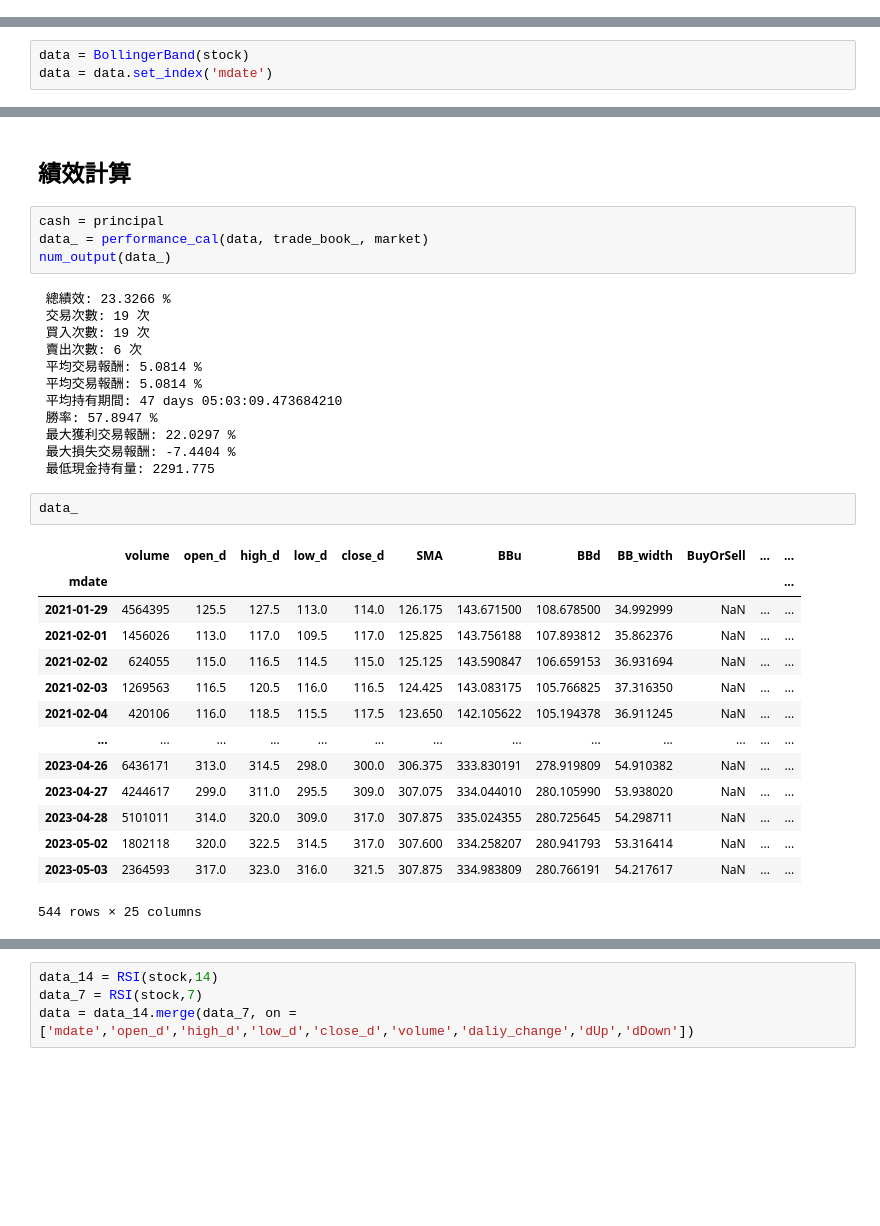
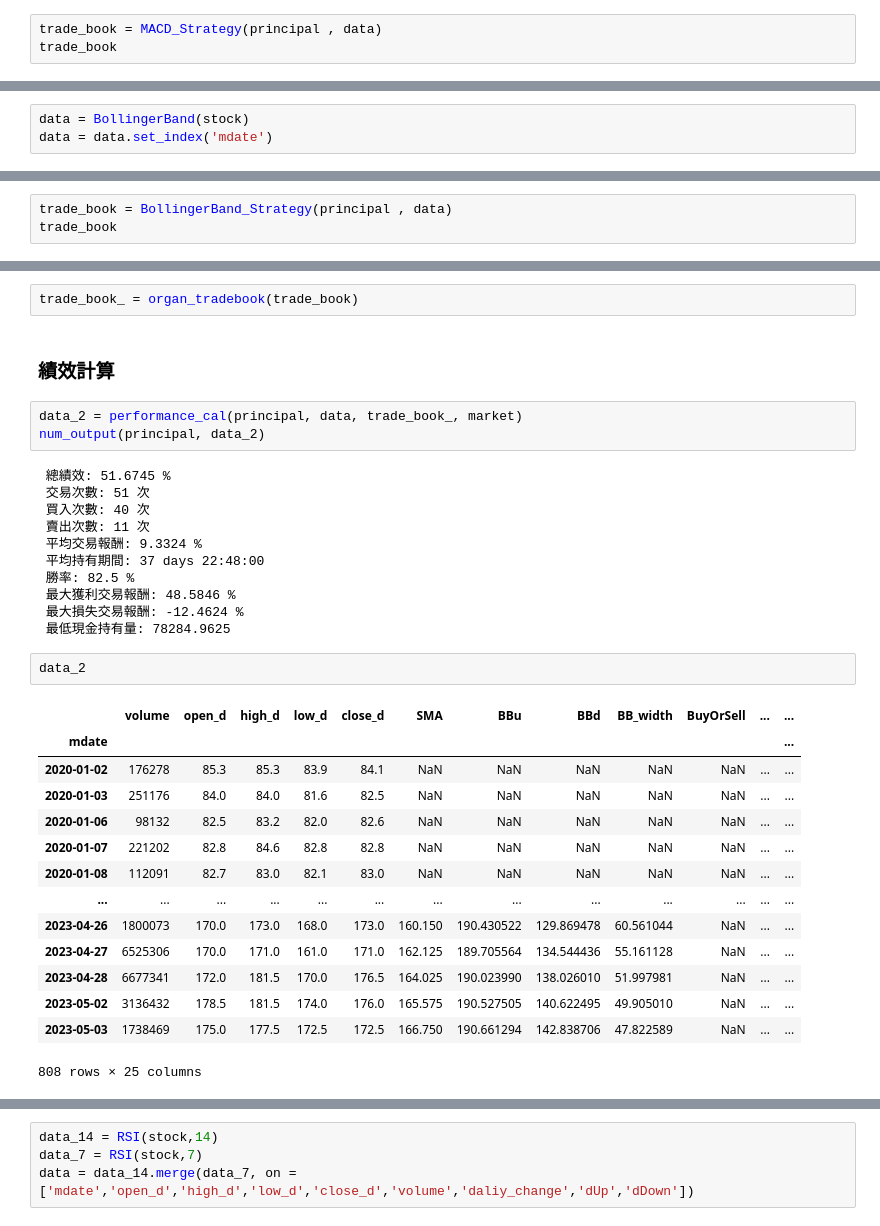
Before and after one commit to zying0113/-Quantitative_Investment_Analysis, a Jupyter notebook: Investment.ipynb, the cells around one changed output, grey strips where cells are left out. Drawn from its saved outputs; the diff is of its cells as text; blank space fills up the shorter version.

```diff
--- a/Investment.ipynb
+++ b/Investment.ipynb
@@ -658,0 +365,3 @@ fig.show()
+# %%
+trade_book = MACD_Strategy(principal , data)
+trade_book
@@ -793,0 +590,3 @@ trade_book_ = trade_book_.loc[:, ['BuyOrSell', 'CashFlow', 'TradeUnit', 'Holding
+# %%
+trade_book = BollingerBand_Strategy(principal , data)
+trade_book
@@ -794,36 +628,36 @@ trade_book_ = trade_book_.loc[:, ['BuyOrSell', 'CashFlow', 'TradeUnit', 'Holding
+# %%
+trade_book_ = organ_tradebook(trade_book)
 # %% [markdown]
-## 績效計算
+### 績效計算
 # %%
-cash = principal
-data_ = performance_cal(data, trade_book_, market)
-num_output(data_)
+data_2 = performance_cal(principal, data, trade_book_, market)
+num_output(principal, data_2)
 # %% [output]
- 總績效: 23.3266 %
- 交易次數: 19 次
- 買入次數: 19 次
- 賣出次數: 6 次
- 平均交易報酬: 5.0814 %
- 平均交易報酬: 5.0814 %
- 平均持有期間: 47 days 05:03:09.473684210
- 勝率: 57.8947 %
- 最大獲利交易報酬: 22.0297 %
- 最大損失交易報酬: -7.4404 %
- 最低現金持有量: 2291.775
+ 總績效: 51.6745 %
+ 交易次數: 51 次
+ 買入次數: 40 次
+ 賣出次數: 11 次
+ 平均交易報酬: 9.3324 %
+ 平均持有期間: 37 days 22:48:00
+ 勝率: 82.5 %
+ 最大獲利交易報酬: 48.5846 %
+ 最大損失交易報酬: -12.4624 %
+ 最低現金持有量: 78284.9625
-# %%
-data_
-# %% [output]
-|  | volume | open_d | high_d | low_d | close_d | SMA | BBu | BBd | BB_width | BuyOrSell | ... | ... |
-| mdate |  |  |  |  |  |  |  |  |  |  |  | ... |
-| 2021-01-29 | 4564395 | 125.5 | 127.5 | 113.0 | 114.0 | 126.175 | 143.671500 | 108.678500 | 34.992999 | NaN | ... | ... |
-| 2021-02-01 | 1456026 | 113.0 | 117.0 | 109.5 | 117.0 | 125.825 | 143.756188 | 107.893812 | 35.862376 | NaN | ... | ... |
-| 2021-02-02 | 624055 | 115.0 | 116.5 | 114.5 | 115.0 | 125.125 | 143.590847 | 106.659153 | 36.931694 | NaN | ... | ... |
-| 2021-02-03 | 1269563 | 116.5 | 120.5 | 116.0 | 116.5 | 124.425 | 143.083175 | 105.766825 | 37.316350 | NaN | ... | ... |
-| 2021-02-04 | 420106 | 116.0 | 118.5 | 115.5 | 117.5 | 123.650 | 142.105622 | 105.194378 | 36.911245 | NaN | ... | ... |
-| ... | ... | ... | ... | ... | ... | ... | ... | ... | ... | ... | ... | ... |
-| 2023-04-26 | 6436171 | 313.0 | 314.5 | 298.0 | 300.0 | 306.375 | 333.830191 | 278.919809 | 54.910382 | NaN | ... | ... |
-| 2023-04-27 | 4244617 | 299.0 | 311.0 | 295.5 | 309.0 | 307.075 | 334.044010 | 280.105990 | 53.938020 | NaN | ... | ... |
-| 2023-04-28 | 5101011 | 314.0 | 320.0 | 309.0 | 317.0 | 307.875 | 335.024355 | 280.725645 | 54.298711 | NaN | ... | ... |
-| 2023-05-02 | 1802118 | 320.0 | 322.5 | 314.5 | 317.0 | 307.600 | 334.258207 | 280.941793 | 53.316414 | NaN | ... | ... |
-| 2023-05-03 | 2364593 | 317.0 | 323.0 | 316.0 | 321.5 | 307.875 | 334.983809 | 280.766191 | 54.217617 | NaN | ... | ... |
-544 rows × 25 columns
+# %%
+data_2
+# %% [output]
+|  | volume | open_d | high_d | low_d | close_d | SMA | BBu | BBd | BB_width | BuyOrSell | ... | ... |
+| mdate |  |  |  |  |  |  |  |  |  |  |  | ... |
+| 2020-01-02 | 176278 | 85.3 | 85.3 | 83.9 | 84.1 | NaN | NaN | NaN | NaN | NaN | ... | ... |
+| 2020-01-03 | 251176 | 84.0 | 84.0 | 81.6 | 82.5 | NaN | NaN | NaN | NaN | NaN | ... | ... |
+| 2020-01-06 | 98132 | 82.5 | 83.2 | 82.0 | 82.6 | NaN | NaN | NaN | NaN | NaN | ... | ... |
+| 2020-01-07 | 221202 | 82.8 | 84.6 | 82.8 | 82.8 | NaN | NaN | NaN | NaN | NaN | ... | ... |
+| 2020-01-08 | 112091 | 82.7 | 83.0 | 82.1 | 83.0 | NaN | NaN | NaN | NaN | NaN | ... | ... |
+| ... | ... | ... | ... | ... | ... | ... | ... | ... | ... | ... | ... | ... |
+| 2023-04-26 | 1800073 | 170.0 | 173.0 | 168.0 | 173.0 | 160.150 | 190.430522 | 129.869478 | 60.561044 | NaN | ... | ... |
+| 2023-04-27 | 6525306 | 170.0 | 171.0 | 161.0 | 171.0 | 162.125 | 189.705564 | 134.544436 | 55.161128 | NaN | ... | ... |
+| 2023-04-28 | 6677341 | 172.0 | 181.5 | 170.0 | 176.5 | 164.025 | 190.023990 | 138.026010 | 51.997981 | NaN | ... | ... |
+| 2023-05-02 | 3136432 | 178.5 | 181.5 | 174.0 | 176.0 | 165.575 | 190.527505 | 140.622495 | 49.905010 | NaN | ... | ... |
+| 2023-05-03 | 1738469 | 175.0 | 177.5 | 172.5 | 172.5 | 166.750 | 190.661294 | 142.838706 | 47.822589 | NaN | ... | ... |
+808 rows × 25 columns
 # %% [markdown]
```
Also changed, not shown: parts of 83 cells of this notebook.
